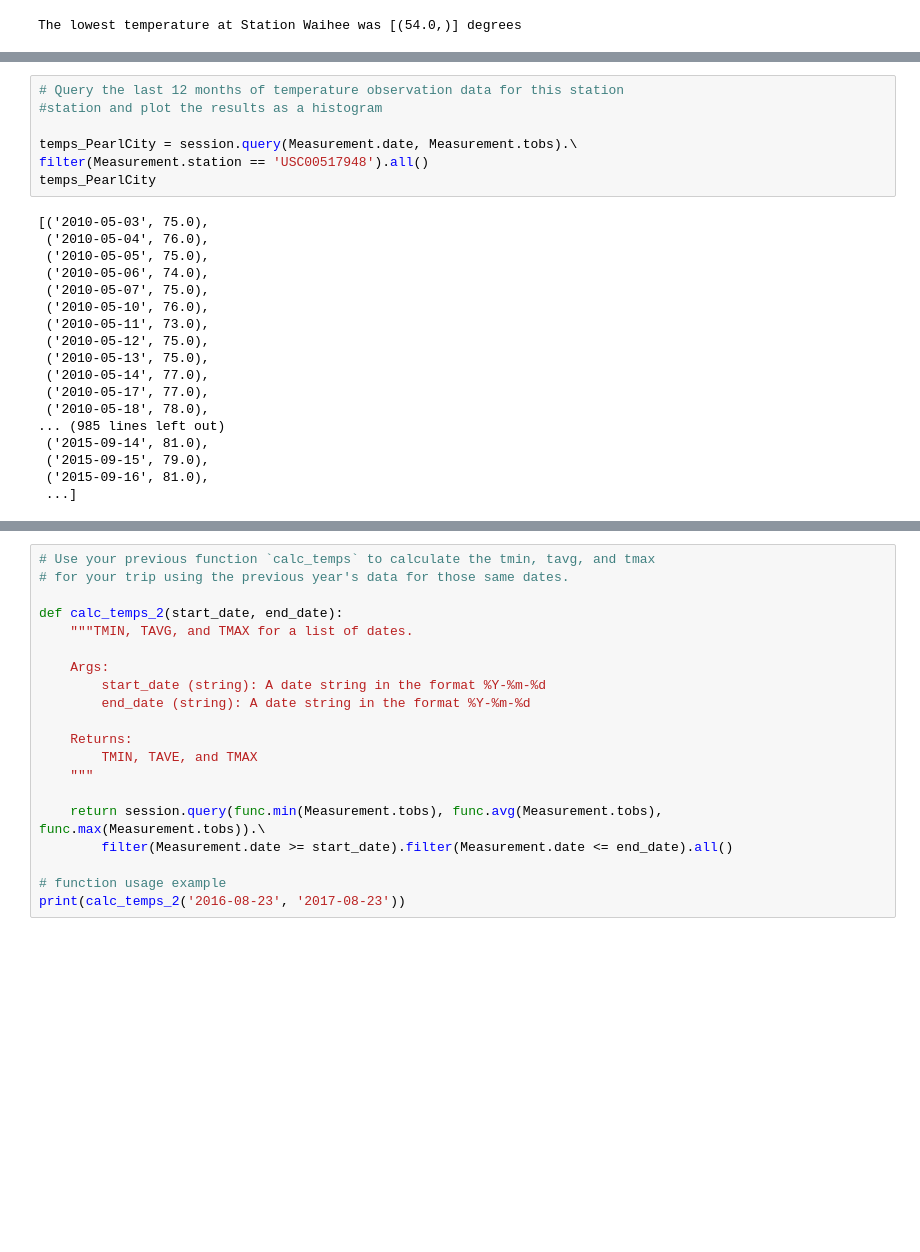
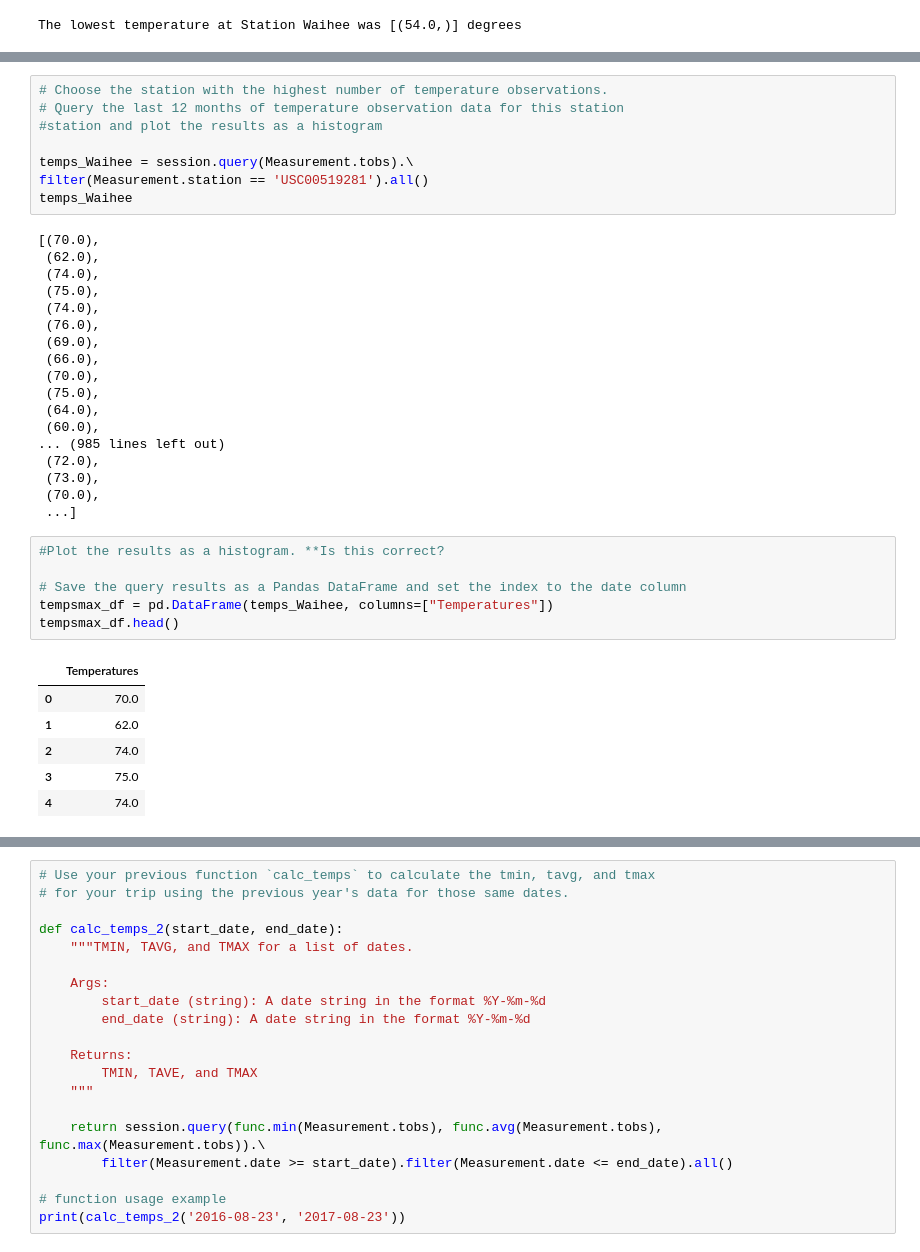
Before and after one commit to petarob/Homework_10_sqlalchemy, a Jupyter notebook: Peta.ipynb, the cells around one changed output, grey strips where cells are left out. Saved outputs shown, nothing was run; the diff lists cells and outputs as text; blank space fills up the shorter version.

```diff
--- a/Peta.ipynb
+++ b/Peta.ipynb
@@ -288,26 +304,40 @@ hottest
 # %%
+# Choose the station with the highest number of temperature observations.
 # Query the last 12 months of temperature observation data for this station
 #station and plot the results as a histogram
 
-temps_PearlCity = session.query(Measurement.date, Measurement.tobs).\
-filter(Measurement.station == 'USC00517948').all()
-temps_PearlCity
+temps_Waihee = session.query(Measurement.tobs).\
+filter(Measurement.station == 'USC00519281').all()
+temps_Waihee
 # %% [output]
-[('2010-05-03', 75.0),
- ('2010-05-04', 76.0),
- ('2010-05-05', 75.0),
- ('2010-05-06', 74.0),
- ('2010-05-07', 75.0),
- ('2010-05-10', 76.0),
- ('2010-05-11', 73.0),
- ('2010-05-12', 75.0),
- ('2010-05-13', 75.0),
- ('2010-05-14', 77.0),
- ('2010-05-17', 77.0),
- ('2010-05-18', 78.0),
+[(70.0),
+ (62.0),
+ (74.0),
+ (75.0),
+ (74.0),
+ (76.0),
+ (69.0),
+ (66.0),
+ (70.0),
+ (75.0),
+ (64.0),
+ (60.0),
 ... (985 lines left out)
- ('2015-09-14', 81.0),
- ('2015-09-15', 79.0),
- ('2015-09-16', 81.0),
+ (72.0),
+ (73.0),
+ (70.0),
  ...]
+# %%
+#Plot the results as a histogram. **Is this correct?
+
+# Save the query results as a Pandas DataFrame and set the index to the date column
+tempsmax_df = pd.DataFrame(temps_Waihee, columns=["Temperatures"])
+tempsmax_df.head()
+# %% [output]
+|  | Temperatures |
+| 0 | 70.0 |
+| 1 | 62.0 |
+| 2 | 74.0 |
+| 3 | 75.0 |
+| 4 | 74.0 |
 # %%
```
Also changed, not shown: parts of 12 cells of this notebook.
